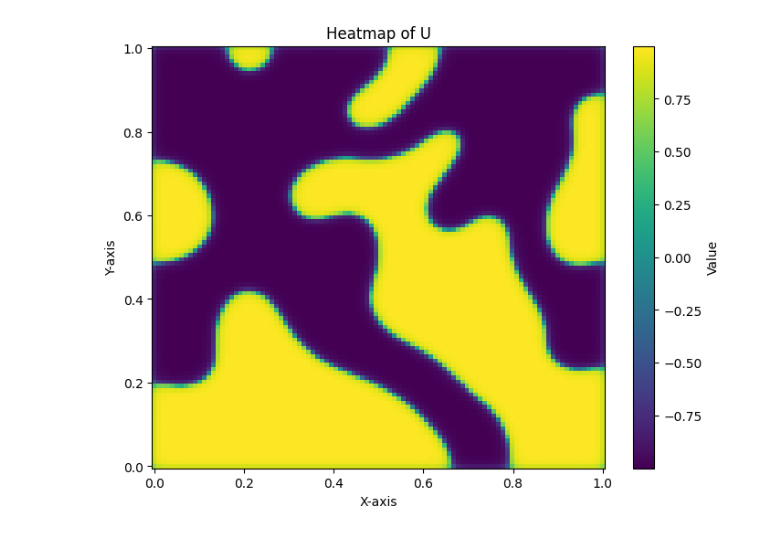
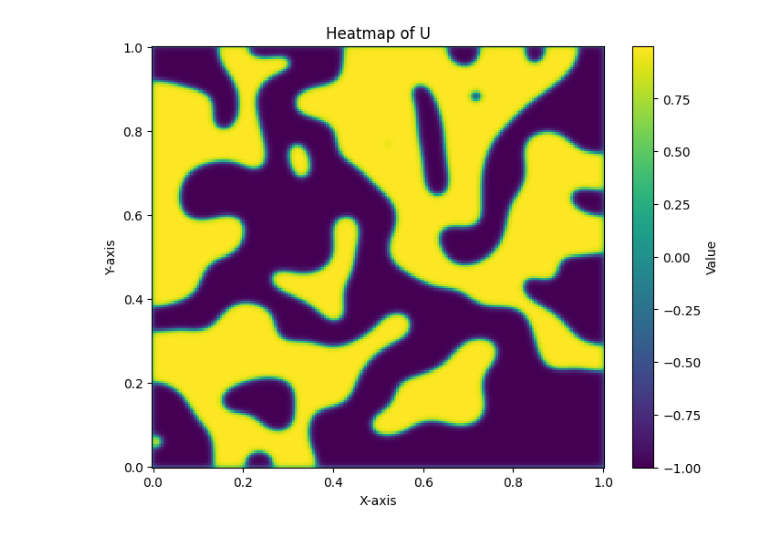
Before and after one commit to andrewholmberg/math_550_numerical_pdes, a Jupyter notebook: Homework 3/homework_3.ipynb, the cells around one changed output. Saved outputs shown, nothing was run; the diff lists cells and outputs as text; code cells hidden in the pictures.

```diff
--- a/Homework 3/homework_3.ipynb
+++ b/Homework 3/homework_3.ipynb
@@ -44,6 +46,6 @@ def forward_euler_step(u,lap,ft,t,step):
 def backward_euler_step(u,lap,step):
     return   u+ step*spsolve(lap, u)
 # %%
-f = lambda u,dt : u*np.exp(dt)/(np.sqrt(1+u**2*(np.exp(2*dt)-1)))
+f = lambda u,dt : np.sign(u)*np.abs(u)*np.exp(dt)/(np.sqrt(1+u**2*(np.exp(2*dt)-1)))
 # %%
 def run_forward_method(u,f,lap,t0,tend,step):
@@ -67,2 +180,38 @@ def run_forward_method(u,f,lap,t0,tend,step):
+# %%
+phi_star = lambda u,dt : np.sign(u)*np.abs(u)*np.exp(dt)/(np.sqrt(1+u**2*(np.exp(2*dt)-1)))
+F = lambda phi : (phi**2-1)**2/4
+F_prime = lambda phi: phi**3 - phi
+beta = lambda phi_ss, phi_0 : sum(phi_0 - phi_ss)/sum(np.sqrt(F(phi_ss))) * 1/dt
+phi_ss = lambda phi_ss, phi_0 : phi_ss + dt*beta(phi_ss,phi_0)*np.sqrt(F(phi_ss))
+# %%
+def run_forward_method(u,f,lap,t0,tend,step):
+    t = t0
+    u0 = u
+    ls = list()
+    ls.append(u)
+    lst = list()
+    lst.append(t)
+    num_steps = int((tend-t0)//step)
+    last_step = tend - num_steps*step - t0
+    elap = epsilon**2*lap
+    solve1 = -1/step*eye(len(u))+epsilon**2*lap
+    for _ in range(num_steps):
+        u_star = spsolve(solve1,-1*u/step)
+        u_ss = f(u_star,step)
+        u = phi_ss(u_ss,u0)
+        t+= step
+        ls.append(u)
+        lst.append(t)
+        # print(u_star,u)
+
+
+    u_star = spsolve(solve1,-1*u/step)
+    u_ss = f(u_star,step)
+    u = phi_ss(u_ss,u0)
+
+    ls.append(u)
+    t+= last_step
+    lst.append(t)
+    return(ls,lst)
 # %%
-u,t = run_forward_method(u0_flat,f,lap,0,50,dt)
+uu,tt = run_forward_method(u0_flat,f,lap,0,50,dt)
@@ -91,17 +218,18 @@ array([[ 0.68349513,  0.82452009,  0.86225781, ...,  0.86225782,
 # %%
 import matplotlib.pyplot as plt
 import numpy as np
 
 # Sample data for demonstration
 # x, y = 1D arrays for axis values
 # U = 2D array with values
+U = uu[-16].reshape(N,N)
 
 plt.figure(figsize=(8, 6))
-plt.pcolormesh(xx, yy, U, shading='auto', cmap='viridis')  # Shading 'auto' prevents visual artifacts
+plt.pcolormesh(xx, yy, U, shading='bilinear', cmap='viridis')  # Shading 'auto' prevents visual artifacts
 plt.colorbar(label='Value')  # Add a color bar to show value scale
 plt.xlabel('X-axis')
 plt.ylabel('Y-axis')
 plt.title('Heatmap of U')
 plt.show()
 # %% [output]
-[figure, old version]
+[figure, new version]
```
Also changed, not shown: parts of 18 cells of this notebook, 1 other file.
